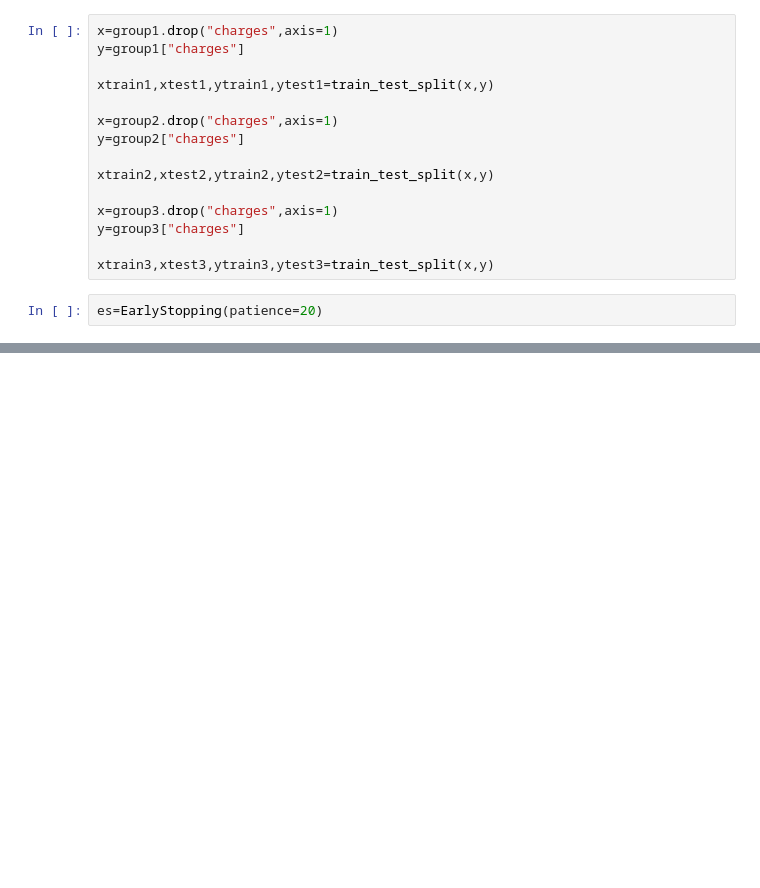
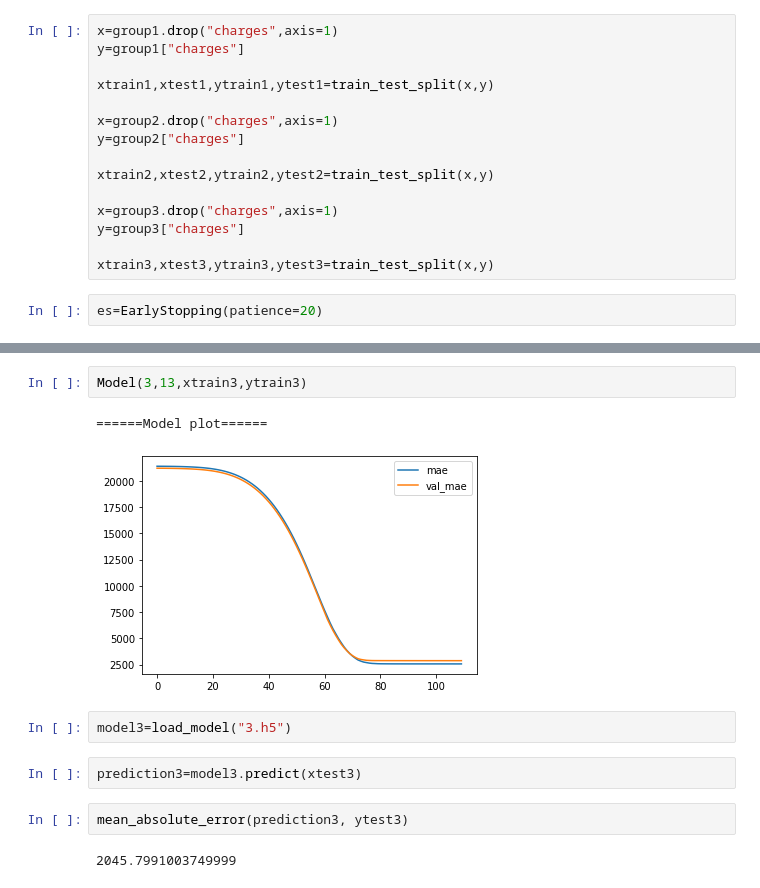
Before and after one commit to MahyarFardin/Neural-Networks, a Jupyter notebook: ANN/Insurance_Charges/SplittedData/Insurance_Charges_Predicion.ipynb, the cells around one changed output, grey strips where cells are left out. Saved outputs shown, nothing was run; the diff lists cells and outputs as text; blank space fills up the shorter version.

```diff
--- a/ANN/Insurance_Charges/SplittedData/Insurance_Charges_Predicion.ipynb
+++ b/ANN/Insurance_Charges/SplittedData/Insurance_Charges_Predicion.ipynb
@@ -122,0 +124,13 @@ Model(10,xtrain2,xtest2,ytrain2,ytest2)
+# %%
+Model(3,13,xtrain3,ytrain3)
+# %% [output]
+======Model plot======
+[figure, added]
+# %%
+model3=load_model("3.h5")
+# %%
+prediction3=model3.predict(xtest3)
+# %%
+mean_absolute_error(prediction3, ytest3)
+# %% [output]
+2045.7991003749999
```
Also changed, not shown: parts of 10 cells of this notebook.
